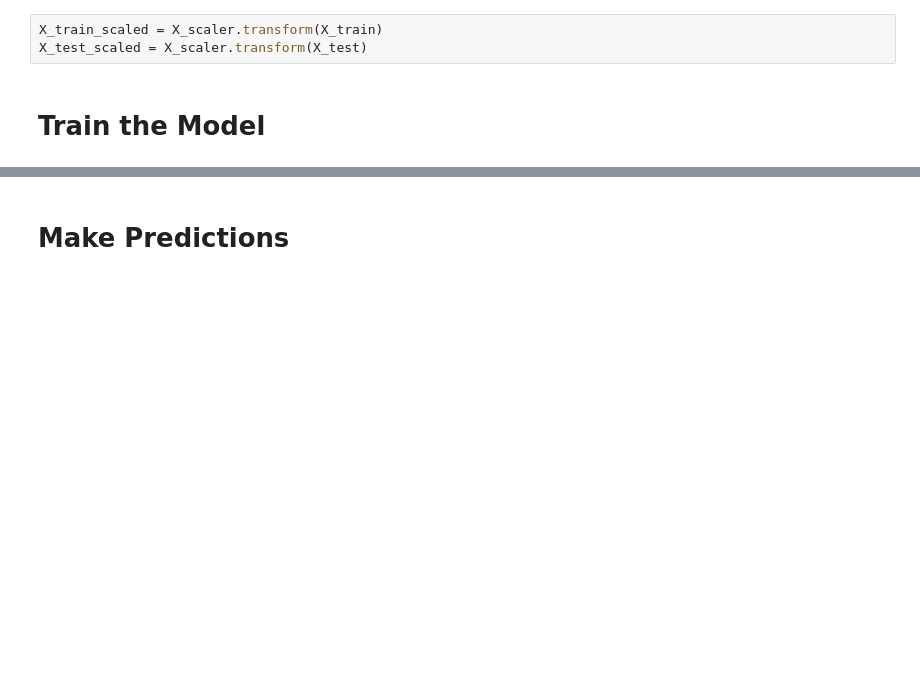
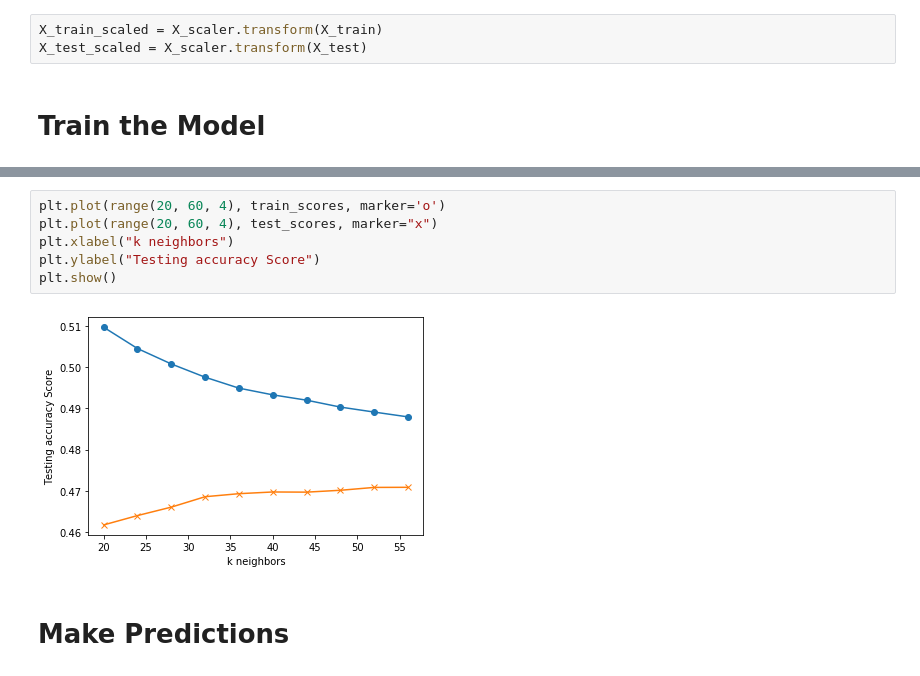
Before and after one commit to florin-vasiliu/Houston-Crime-Analysis, a Jupyter notebook: machine_learning/KNN.ipynb, the cells around one changed output, grey strips where cells are left out. Cells and saved outputs as stored; diff of their text form; blank space fills up the shorter version.

```diff
--- a/machine_learning/KNN.ipynb
+++ b/machine_learning/KNN.ipynb
@@ -162,3 +168,11 @@ KeyboardInterrupt:
+# %%
+plt.plot(range(20, 60, 4), train_scores, marker='o')
+plt.plot(range(20, 60, 4), test_scores, marker="x")
+plt.xlabel("k neighbors")
+plt.ylabel("Testing accuracy Score")
+plt.show()
+# %% [output]
+[figure, added]
 # %% [markdown]
 # Make Predictions
 # %%
```
Also changed, not shown: parts of 2 cells of this notebook, 15 other files.
